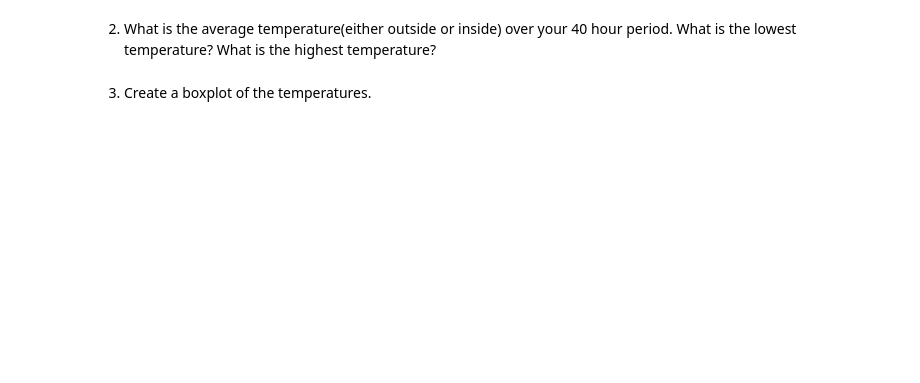
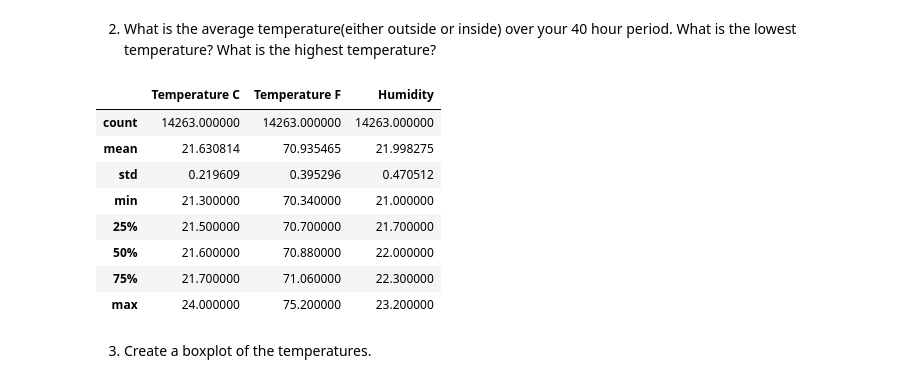
Before and after one commit to EPIC-Campus-LPS/pandas-ilovepythonsometimes, a Jupyter notebook: FAI_Pandas.ipynb, the cells around one changed output. Cells and saved outputs as stored; diff of their text form; code cells hidden in the pictures; blank space fills up the shorter version.

```diff
--- a/FAI_Pandas.ipynb
+++ b/FAI_Pandas.ipynb
@@ -34,4 +46,16 @@ We are going to analyze the dataset you created. Use `import pandas as pd` to im
 # %% [markdown]
 2. What is the average temperature(either outside or inside) over your 40 hour period. What is the lowest temperature? What is the highest temperature?
+# %%
+df.describe()
+# %% [output]
+|  | Temperature C | Temperature F | Humidity |
+| count | 14263.000000 | 14263.000000 | 14263.000000 |
+| mean | 21.630814 | 70.935465 | 21.998275 |
+| std | 0.219609 | 0.395296 | 0.470512 |
+| min | 21.300000 | 70.340000 | 21.000000 |
+| 25% | 21.500000 | 70.700000 | 21.700000 |
+| 50% | 21.600000 | 70.880000 | 22.000000 |
+| 75% | 21.700000 | 71.060000 | 22.300000 |
+| max | 24.000000 | 75.200000 | 23.200000 |
 # %% [markdown]
 3. Create a boxplot of the temperatures.
```
Also changed, not shown: parts of 13 cells of this notebook.
